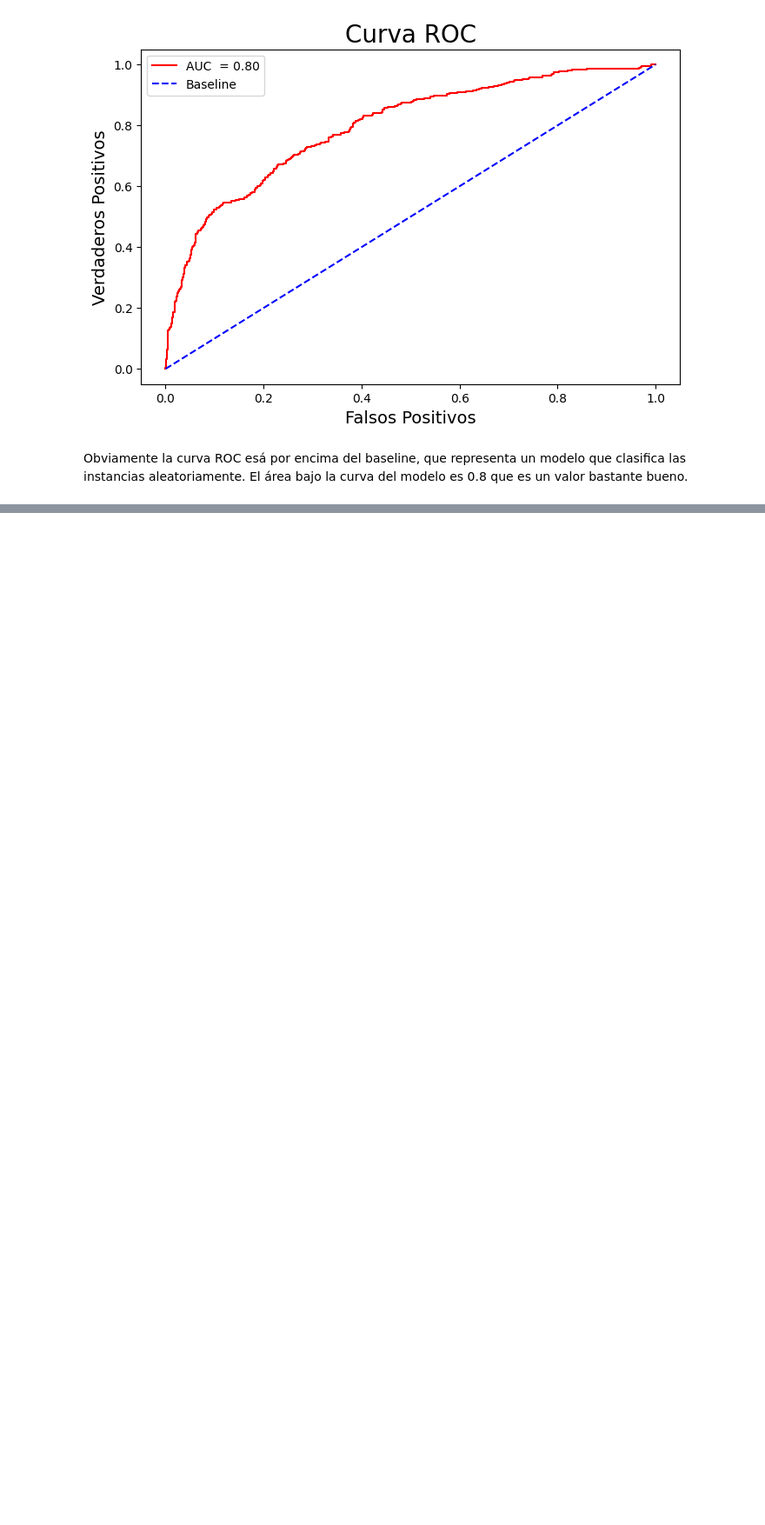
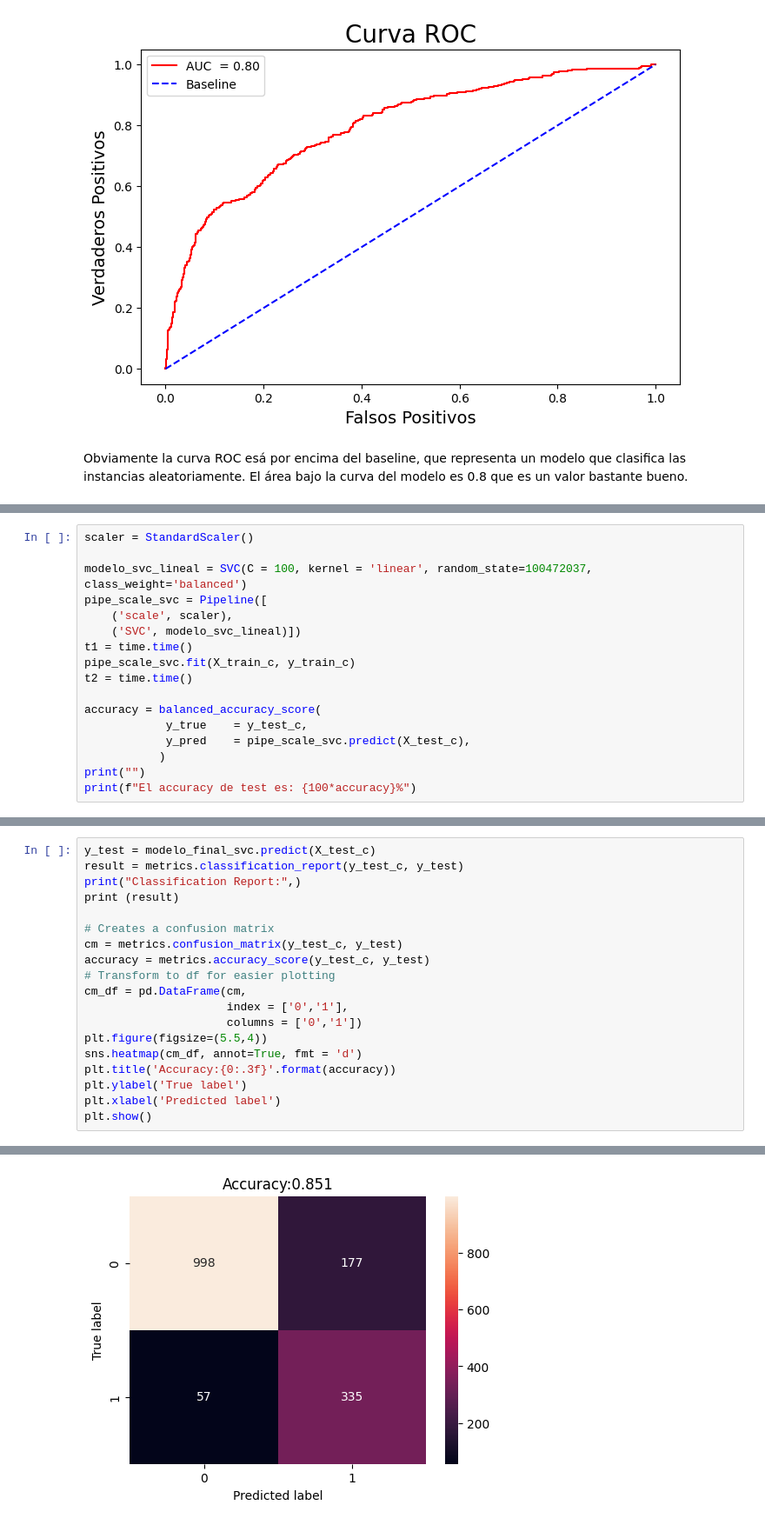
Before and after one commit to GLuis189/GRUPO13_Practica1, a Jupyter notebook: main.ipynb, the cells around one changed output, grey strips where cells are left out. Shown at 87% size. Cells and saved outputs as stored; diff of their text form; blank space fills up the shorter version.

```diff
--- a/main.ipynb
+++ b/main.ipynb
@@ -1570,0 +1571,17 @@ Obviamente la curva ROC esá por encima del baseline, que representa un modelo q
+# %%
+scaler = StandardScaler()
+
+modelo_svc_lineal = SVC(C = 100, kernel = 'linear', random_state=100472037, class_weight='balanced')
+pipe_scale_svc = Pipeline([
+    ('scale', scaler),
+    ('SVC', modelo_svc_lineal)])
+t1 = time.time()
+pipe_scale_svc.fit(X_train_c, y_train_c)
+t2 = time.time()
+
+accuracy = balanced_accuracy_score(
+            y_true    = y_test_c,
+            y_pred    = pipe_scale_svc.predict(X_test_c),
+           )
+print("")
+print(f"El accuracy de test es: {100*accuracy}%")
@@ -1570,0 +1685,20 @@ Obviamente la curva ROC esá por encima del baseline, que representa un modelo q
+# %%
+y_test = modelo_final_svc.predict(X_test_c)
+result = metrics.classification_report(y_test_c, y_test)
+print("Classification Report:",)
+print (result)
+
+# Creates a confusion matrix
+cm = metrics.confusion_matrix(y_test_c, y_test)
+accuracy = metrics.accuracy_score(y_test_c, y_test)
+# Transform to df for easier plotting
+cm_df = pd.DataFrame(cm,
+                     index = ['0','1'],
+                     columns = ['0','1'])
+plt.figure(figsize=(5.5,4))
+sns.heatmap(cm_df, annot=True, fmt = 'd')
+plt.title('Accuracy:{0:.3f}'.format(accuracy))
+plt.ylabel('True label')
+plt.xlabel('Predicted label')
+plt.show()
+# %% [output]
@@ -1570,0 +1714 @@ Obviamente la curva ROC esá por encima del baseline, que representa un modelo q
+[figure, added]
```
Also changed, not shown: parts of 22 cells of this notebook.
